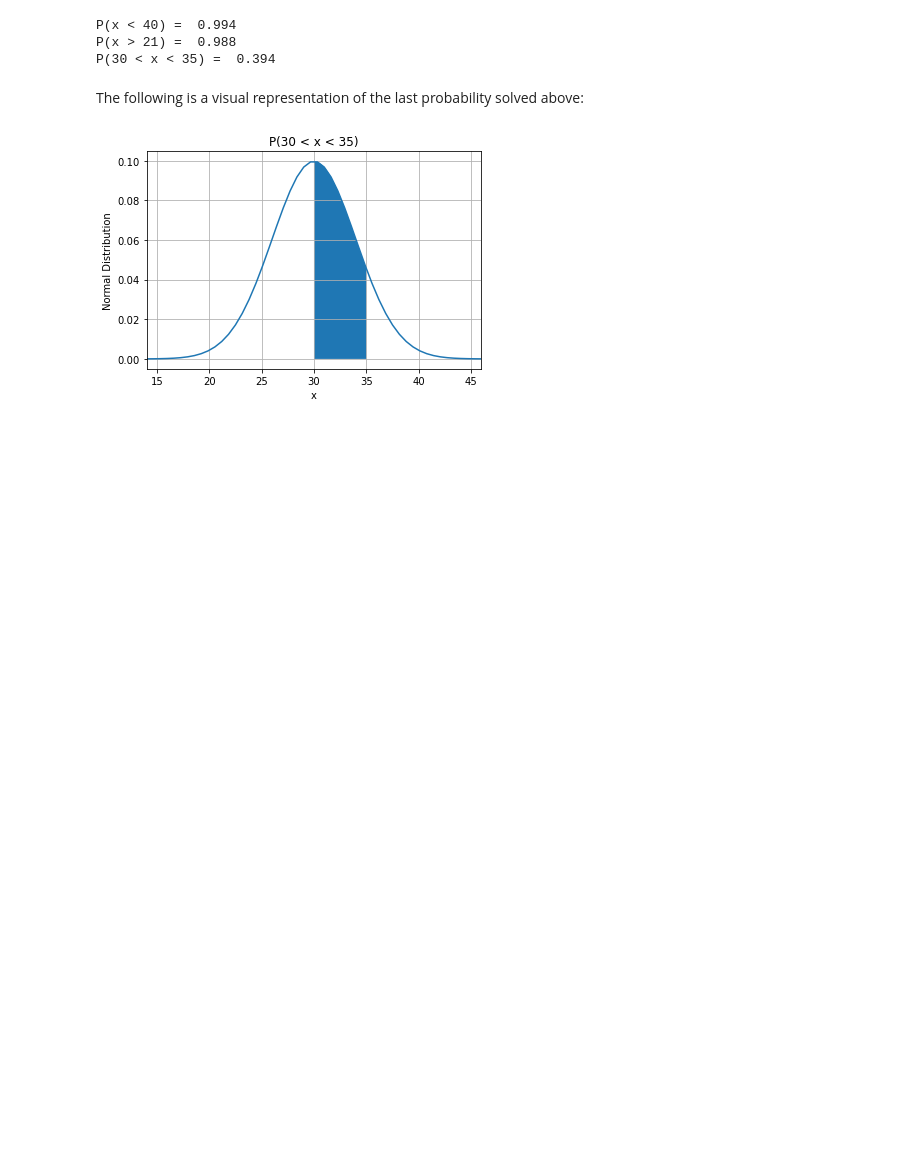
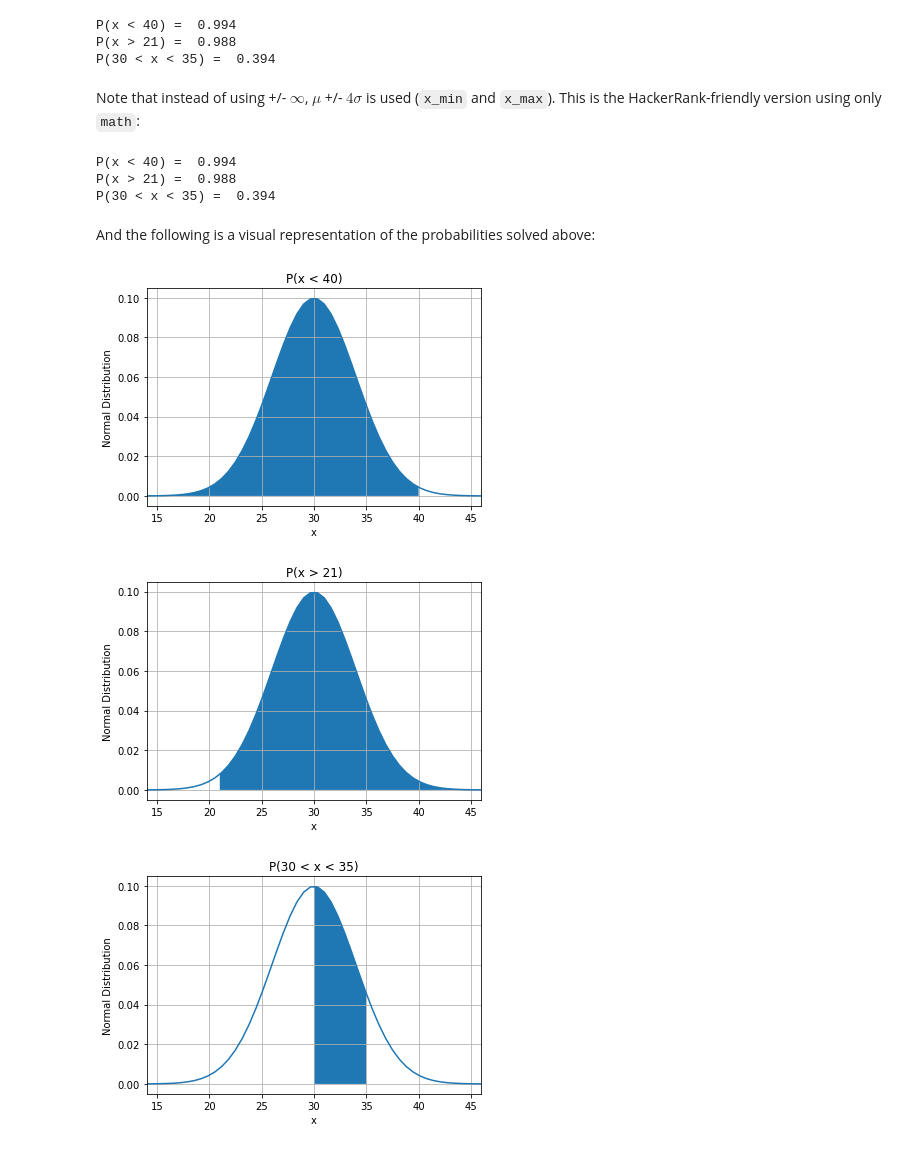
Before and after one commit to fdaham/quant-notes, a Jupyter notebook: normal-distributions.ipynb, the cells around one changed output. Saved outputs shown, nothing was run; the diff lists cells and outputs as text; code cells hidden in the pictures; blank space fills up the shorter version.

Commit message:
Add importless example solution.

```diff
--- a/normal-distributions.ipynb
+++ b/normal-distributions.ipynb
@@ -91,46 +91,71 @@ Using [this HackerRank problem](https://www.hackerrank.com/challenges/normal-dis
 from scipy.integrate import quad
 import scipy.stats
 
-mean = 30.0
-std = 4.0
+mean = 30
+std = 4
+x_min = mean - 4*std
+x_max = mean + 4*std
 
 def normal_distribution(x):
     return scipy.stats.norm.pdf(x, mean, std)
 
 def solve(x1, x2):
-    res, err = quad(normal_distribution, x1, x2)
-    return round(res, 3)
+    return round(quad(normal_distribution, x1, x2)[0], 3)
 
-print("P(x < 40) = ", solve(mean - 4*std, 40))
-print("P(x > 21) = ", solve(21, mean + 4*std))
+print("P(x < 40) = ", solve(x_min, 40))
+print("P(x > 21) = ", solve(21, x_max))
 print("P(30 < x < 35) = ", solve(30, 35))
 # %% [output]
 P(x < 40) =  0.994
 P(x > 21) =  0.988
 P(30 < x < 35) =  0.394
+# %% [markdown]
+Note that instead of using +/- $\infty$, $\mu$ +/- $4\sigma$ is used (`x_min` and `x_max`). This is the HackerRank-friendly version using only `math`:
+# %%
+import math
+from math import erf, sqrt
+
+mean = 30
+std = 4
+
+def normal_distribution2(x):
+    return 0.5 * (1 + erf((x - mean) / (std * sqrt(2))))
+
+def solve2(x1, x2):
+    return round(normal_distribution2(x2) - normal_distribution2(x1), 3)
+
+print("P(x < 40) = ", solve2(x_min, 40))
+print("P(x > 21) = ", solve2(21, x_max))
+print("P(30 < x < 35) = ", solve2(30, 35))
+# %% [output]
+P(x < 40) =  0.994
+P(x > 21) =  0.988
+P(30 < x < 35) =  0.394
 # %% [markdown]
-The following is a visual representation of the last probability solved above:
+And the following is a visual representation of the probabilities solved above:
 # %%
 import matplotlib.pyplot as plt
 
-# Plot normal distribution
-x_min = mean - 4*std
-x_max = mean + 4*std
 x = np.linspace(x_min, x_max)
 y = normal_distribution(x)
-plt.plot(x, y)
 
-# Plot probability
-px = np.linspace(30, 35)
-py = normal_distribution(px)
-plt.fill_between(px, py)
+def plot_normal_distribution(x1, x2, plot_title):
+    plt.plot(x, y)
+    plt.grid()
+    plt.xlim(x_min,x_max)
+    plt.title(plot_title)
+    plt.xlabel('x')
+    plt.ylabel('Normal Distribution')
+    # Plot probability
+    px = np.linspace(x1, x2)
+    py = normal_distribution(px)
+    plt.fill_between(px, py)
+    plt.show()
 
-# Fix plot settings
-plt.grid()
-plt.xlim(x_min,x_max)
-plt.title('P(30 < x < 35)')
-plt.xlabel('x')
-plt.ylabel('Normal Distribution')
-plt.show()
+plot_normal_distribution(x_min, 40, "P(x < 40)")
+plot_normal_distribution(21, x_max, "P(x > 21)")
+plot_normal_distribution(30, 35, "P(30 < x < 35)")
 # %% [output]
-[figure, old version]
+[figure, new version]
+[figure, added]
+[figure, added]
```
Also changed, not shown: parts of 1 cell of this notebook.
